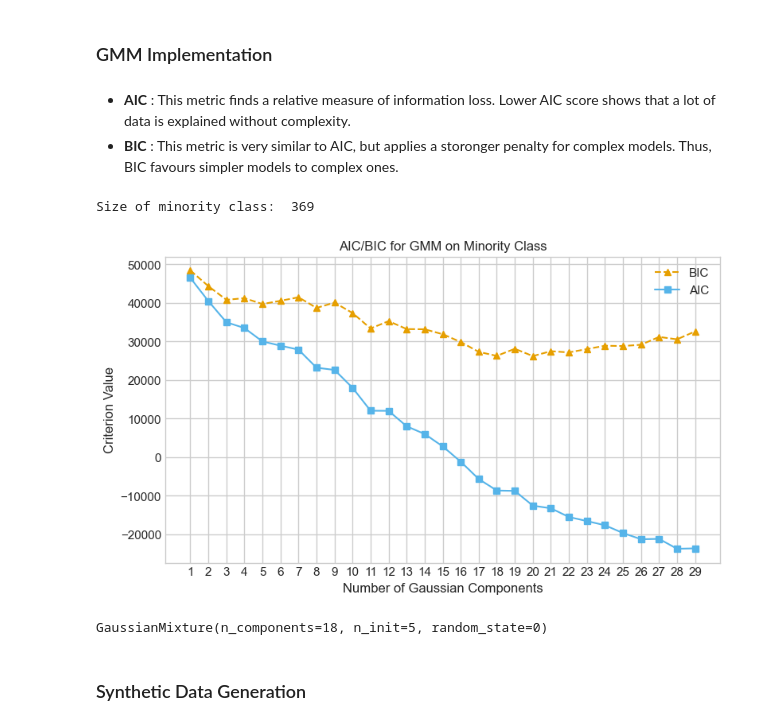
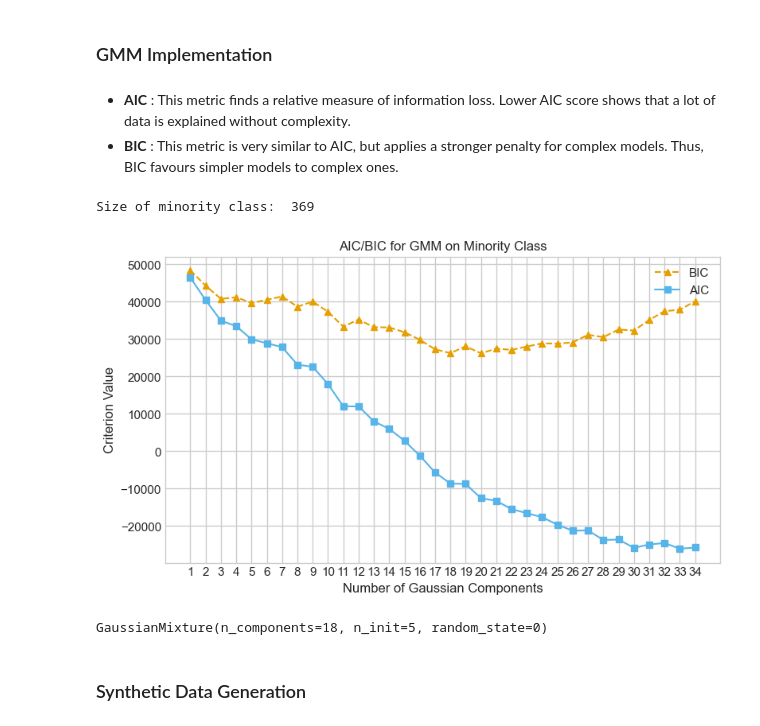
Before and after one commit to BullsEye268/da6401_assignment4, a Jupyter notebook: notebook_main.ipynb, the cells around one changed output. Saved outputs shown, nothing was run; the diff lists cells and outputs as text; code cells hidden in the pictures.

```diff
--- a/notebook_main.ipynb
+++ b/notebook_main.ipynb
@@ -109,41 +109,41 @@ Accuracy: 0.9992135052386169
 ### GMM Implementation
 # %% [markdown]
 - **AIC** : This metric finds a relative measure of information loss. Lower AIC score shows that a lot of data is explained without complexity.
-- **BIC** : This metric is very similar to AIC, but applies a storonger penalty for complex models. Thus, BIC favours simpler models to complex ones.
+- **BIC** : This metric is very similar to AIC, but applies a stronger penalty for complex models. Thus, BIC favours simpler models to complex ones.
 # %%
 X_minority = X_train[y_train == 1]
 print("Size of minority class: ", len(X_minority))
 
 # Determining the best model using BIC/AIC with new variable names
 bic_scores, aic_scores = [], []
-num_components_range = range(1, 30)
+num_components_range = range(1, 35)
 for n in num_components_range:
     gaussian_mixture = GaussianMixture(n_components=n, covariance_type="full", random_state=0, n_init=5)
     gaussian_mixture.fit(X_minority)
     bic_scores.append(gaussian_mixture.bic(X_minority))
     aic_scores.append(gaussian_mixture.aic(X_minority))
 
 
 # Plot with a slightly different style
 plt.style.use('seaborn-v0_8-whitegrid')
 plt.figure(figsize=(9,5))
 plt.plot(list(num_components_range), bic_scores, marker='^', linestyle='--', color='#E69F00', label='BIC')
 plt.plot(list(num_components_range), aic_scores, marker='s', linestyle='-', color='#56B4E9', label='AIC')
 plt.xlabel('Number of Gaussian Components')
 plt.ylabel('Criterion Value')
 plt.title('AIC/BIC for GMM on Minority Class')
 plt.legend()
 plt.xticks(list(num_components_range))
 plt.show()
 
 
 # Training the best model
 optimal_n_components = 18
 gaussian_mixture = GaussianMixture(n_components=optimal_n_components, covariance_type="full", random_state=0, n_init=5)
 gaussian_mixture.fit(X_minority)
 # %% [output]
 Size of minority class:  369
-[figure, old version]
+[figure, new version]
 GaussianMixture(n_components=18, n_init=5, random_state=0)
 # %% [markdown]
 ### Synthetic Data Generation
```
Also changed, not shown: parts of 4 cells of this notebook.
